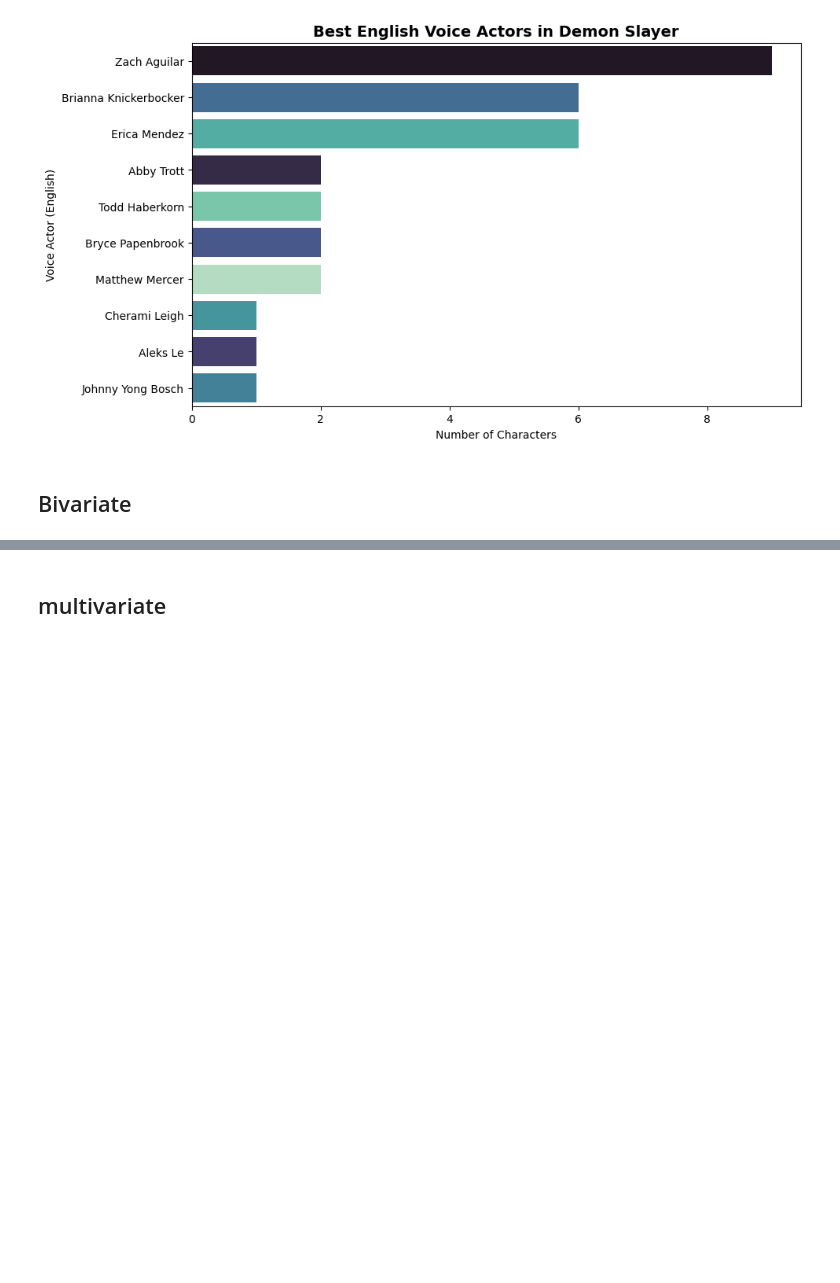
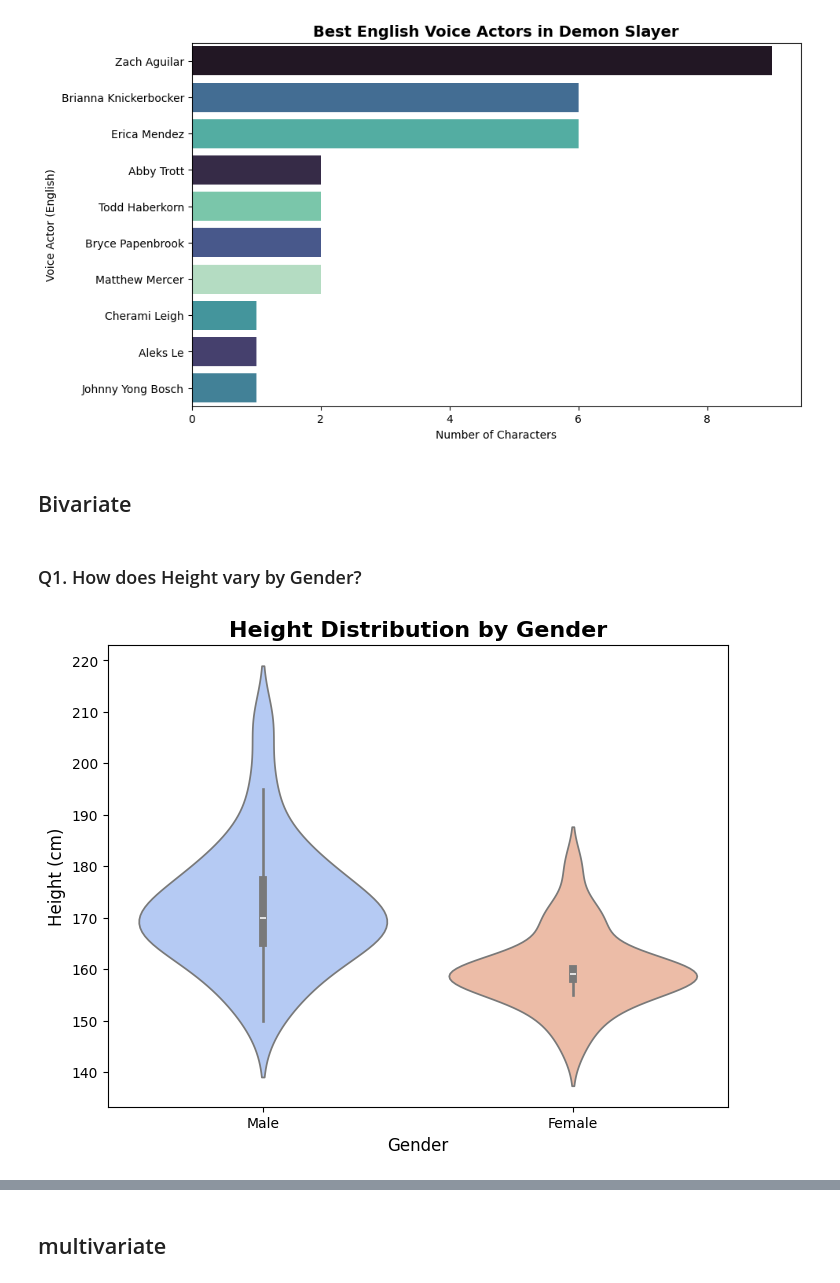
Before and after one commit to lukhi-laksh/Kaggle-Notebooks, a Jupyter notebook: Demon_Slayer_Character_Analysis.ipynb, the cells around one changed output, grey strips where cells are left out. Drawn from its saved outputs; the diff is of its cells as text; code cells hidden in the pictures; blank space fills up the shorter version.

```diff
--- a/Demon_Slayer_Character_Analysis.ipynb
+++ b/Demon_Slayer_Character_Analysis.ipynb
@@ -245,3 +245,17 @@ plt.show()
 [figure]
 # %% [markdown]
 ## Bivariate
+# %% [markdown]
+### Q1. How does Height vary by Gender?
+# %%
+height_gender_df = df[['Height', 'Gender']].dropna()
+
+# Optional: Violin plot for more detailed distribution
+plt.figure(figsize=(8,6))
+sns.violinplot(data=height_gender_df, x='Gender', y='Height', palette='coolwarm', hue='Gender')
+plt.title("Height Distribution by Gender", fontsize=16, weight='bold')
+plt.xlabel("Gender", fontsize=12)
+plt.ylabel("Height (cm)", fontsize=12)
+plt.show()
+# %% [output]
+[figure, added]
```
Also changed, not shown: parts of 14 cells of this notebook.
